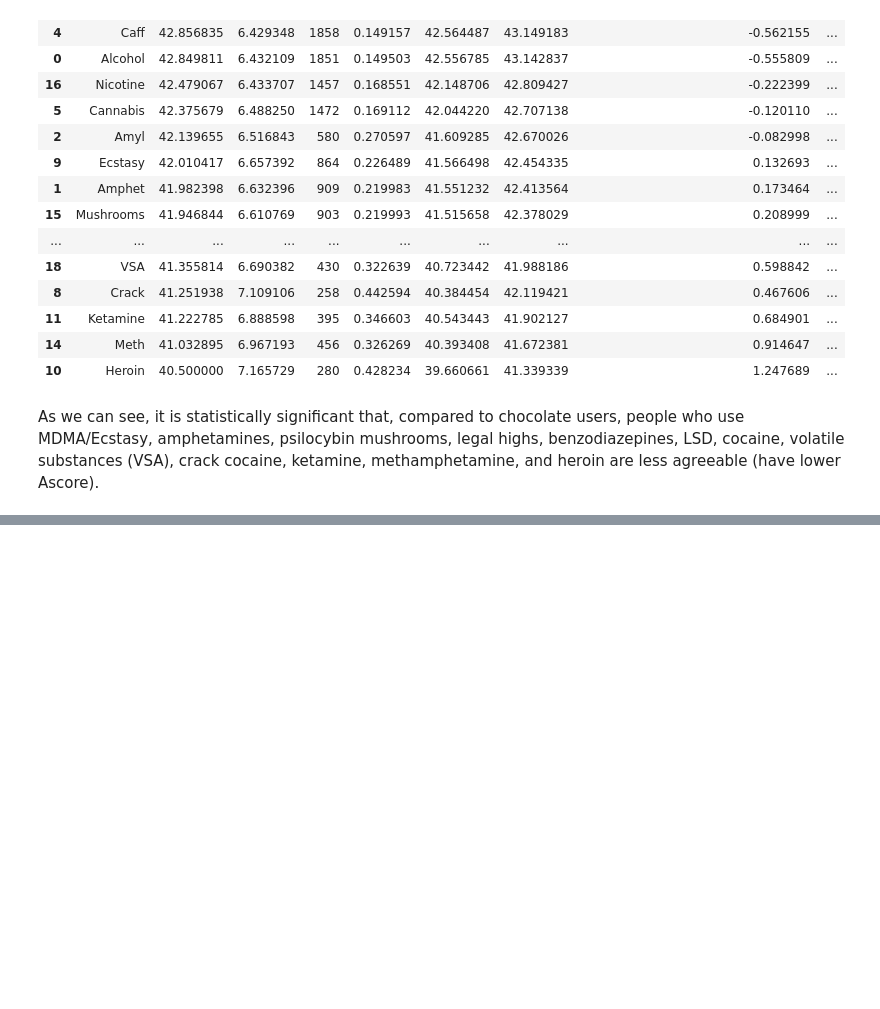
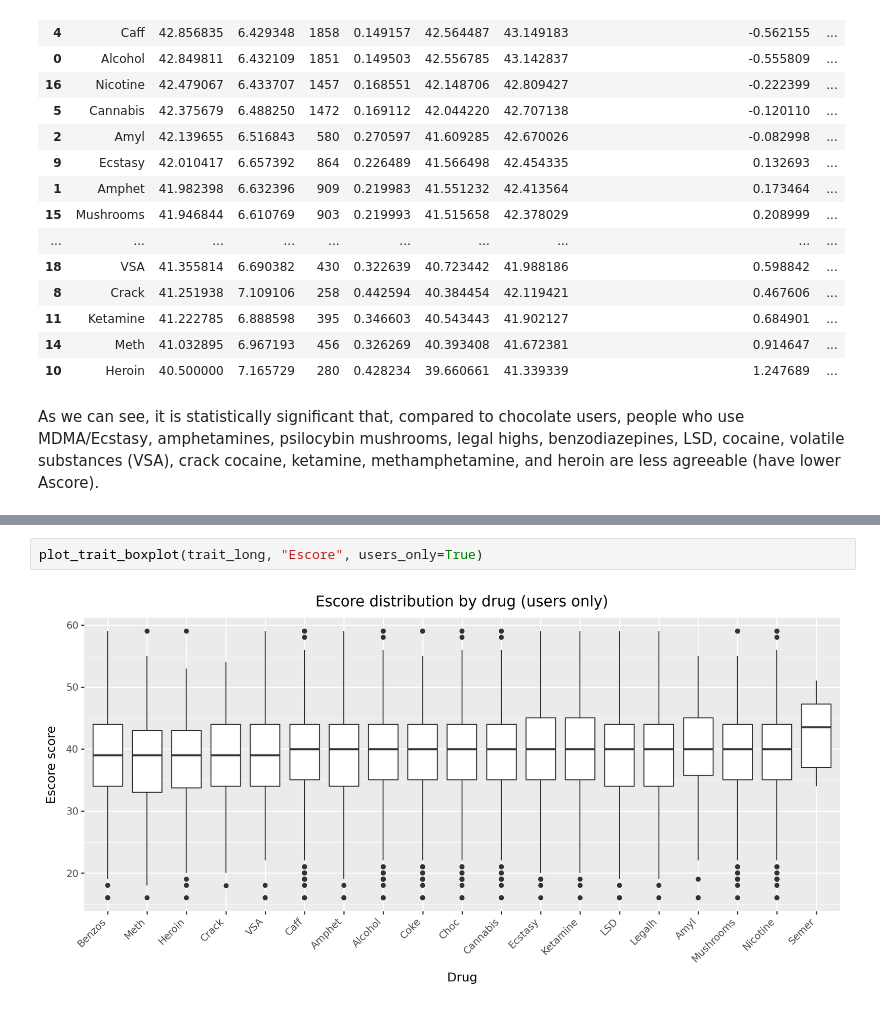
Before and after one commit to RichardMJaks/drug-use-analysis, a Jupyter notebook: main.ipynb, the cells around one changed output, grey strips where cells are left out. Cells and saved outputs as stored; diff of their text form; blank space fills up the shorter version.

```diff
--- a/main.ipynb
+++ b/main.ipynb
@@ -518,0 +551,4 @@ As we can see, it is statistically significant that, compared to chocolate users
+# %%
+plot_trait_boxplot(trait_long, "Escore", users_only=True)
+# %% [output]
+[figure, added]
```
Also changed, not shown: parts of 15 cells of this notebook.
